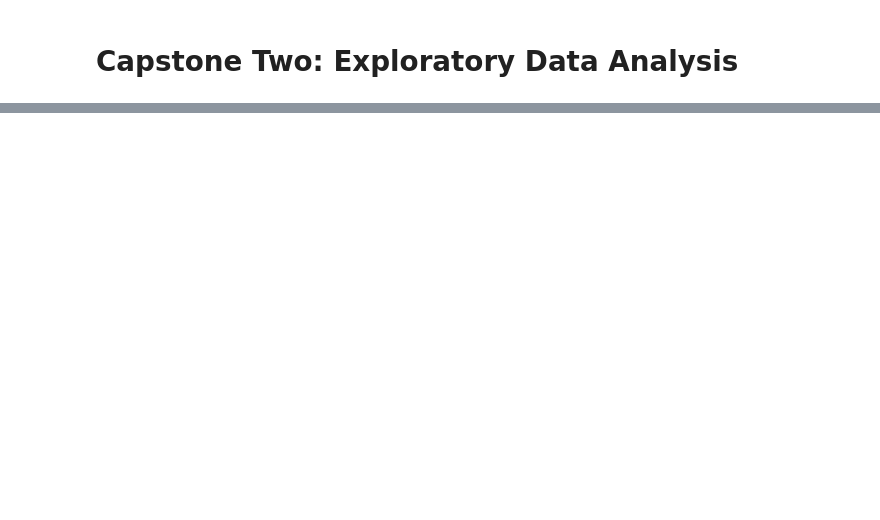
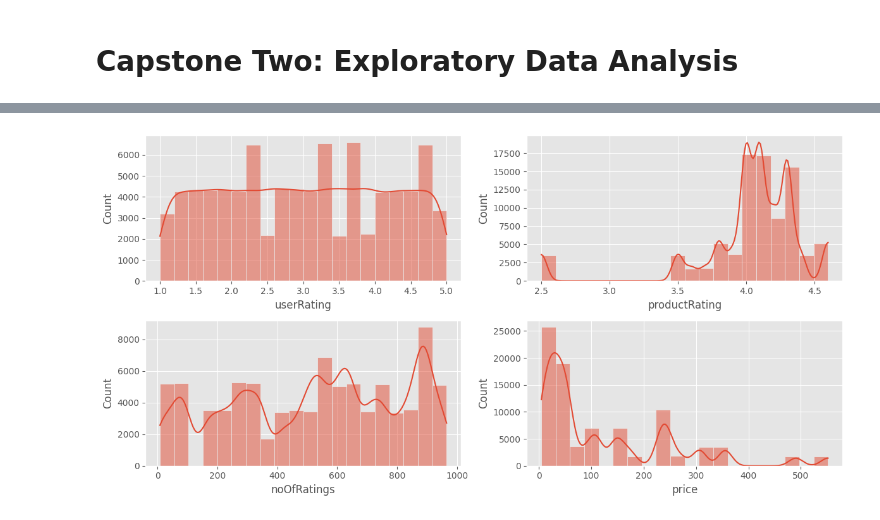
Before and after one commit to karma-gits/springboard, a Jupyter notebook: capstone two/2. EDA.ipynb, the cells around one changed output, grey strips where cells are left out. Saved outputs shown, nothing was run; the diff lists cells and outputs as text; code cells hidden in the pictures; blank space fills up the shorter version.

```diff
--- a/capstone two/2. EDA.ipynb
+++ b/capstone two/2. EDA.ipynb
@@ -6,6 +6,8 @@ import pandas as pd
 import numpy as np
 import matplotlib.pyplot as plt
 import seaborn as sns
+from scipy import stats
+plt.style.use('ggplot')
 # %%
 # loading clean data
 df = pd.read_csv('data/cleanData.csv')
@@ -19,0 +33,10 @@ df.head()
+# %%
+# Explore the distribution of numerical columns
+plt.figure(figsize=(12, 6))
+for i, col in enumerate(['userRating', 'productRating', 'noOfRatings', 'price']):
+    plt.subplot(2, 2, i+1)
+    sns.histplot(df[col], bins=20, kde=True)
+plt.tight_layout()
+plt.show()
+# %% [output]
+[figure, added]
```
Also changed, not shown: parts of 13 cells of this notebook.
